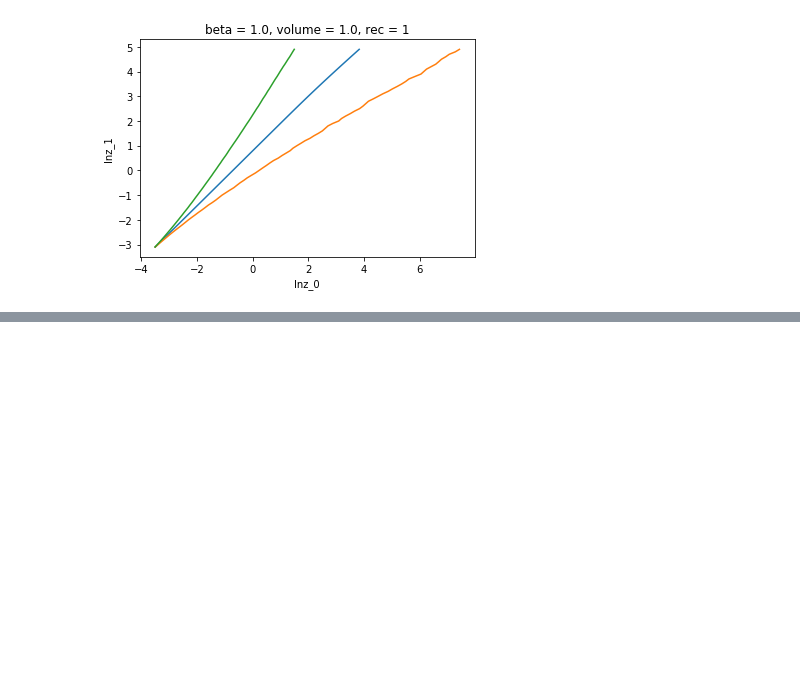
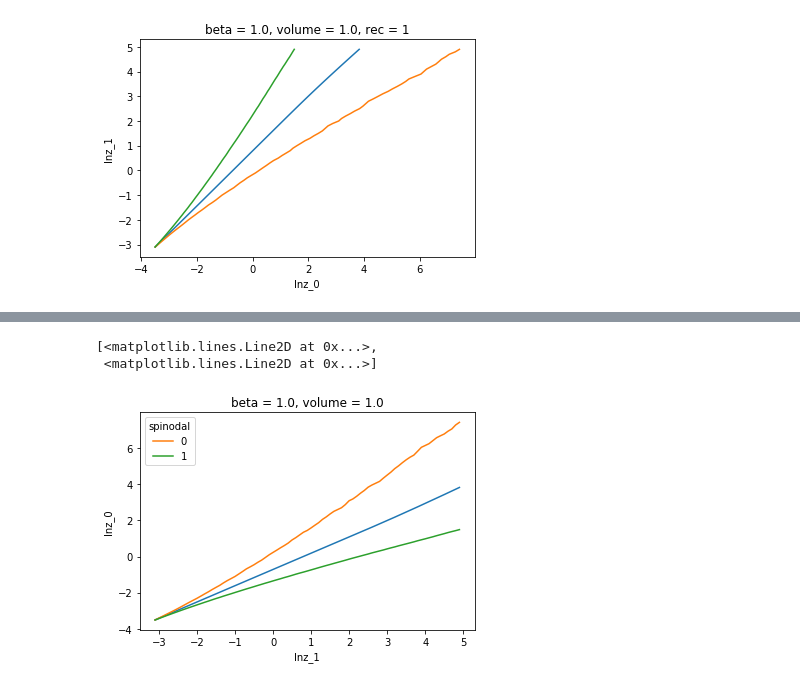
Before and after one commit to wpk-nist-gov/tmmc-lnpy, a Jupyter notebook: examples/2D/anal_conf_sym.ipynb, the cells around one changed output, grey strips where cells are left out. Cells and saved outputs as stored; diff of their text form; code cells hidden in the pictures; blank space fills up the shorter version.

```diff
--- a/examples/2D/anal_conf_sym.ipynb
+++ b/examples/2D/anal_conf_sym.ipynb
@@ -103,0 +176,22 @@ for rec in [0, 1]:
+# %%
+(
+    bino1
+    .lnz_0
+    .reset_index(['lnz_0','phase'])
+    .sel(binodal=0)
+    .plot()
+
+)
+
+(
+    spin1
+    .lnz_0
+    .pipe(lambda x: x.sel(sample=x.spinodal==x.phase))
+    .reset_index(['lnz_0','phase'])
+    .unstack('sample')
+    .plot(hue='spinodal')
+)
+# %% [output]
+[<matplotlib.lines.Line2D at 0x...>,
+ <matplotlib.lines.Line2D at 0x...>]
+[figure, added]
```
Also changed, not shown: parts of 8 cells of this notebook, 10 other files.
